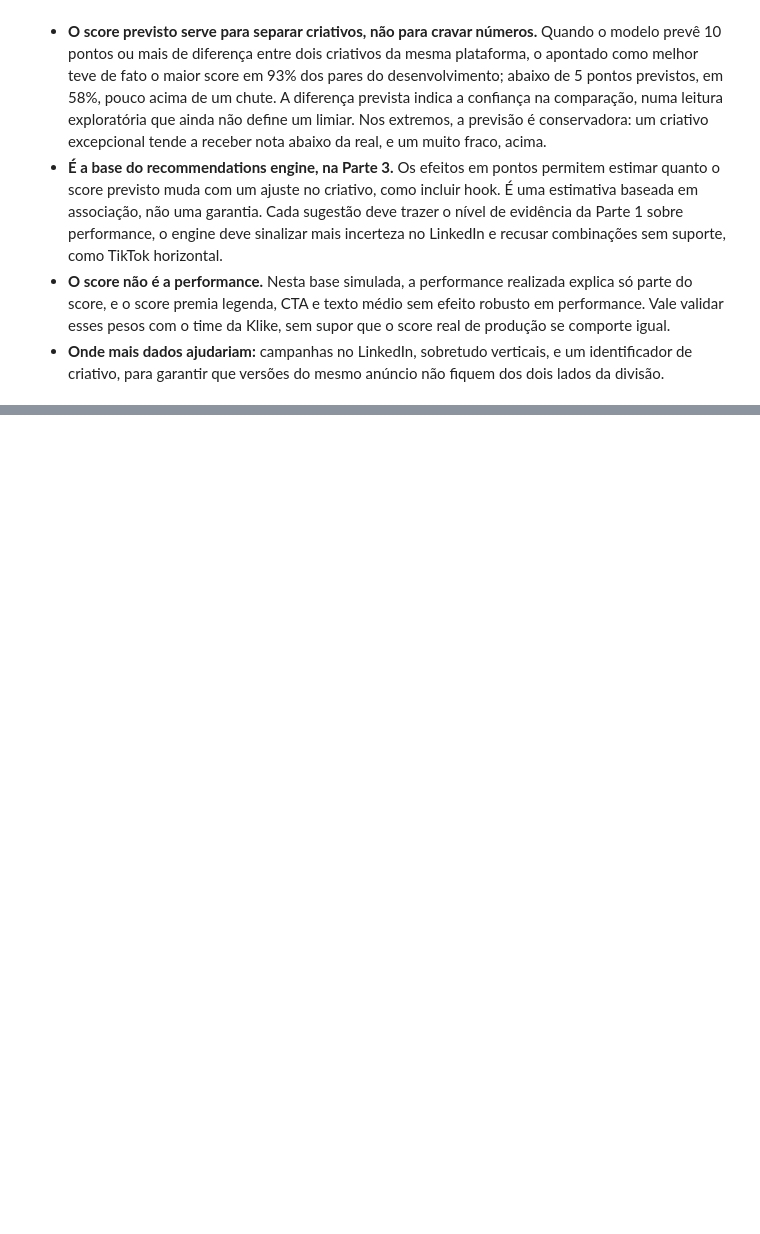
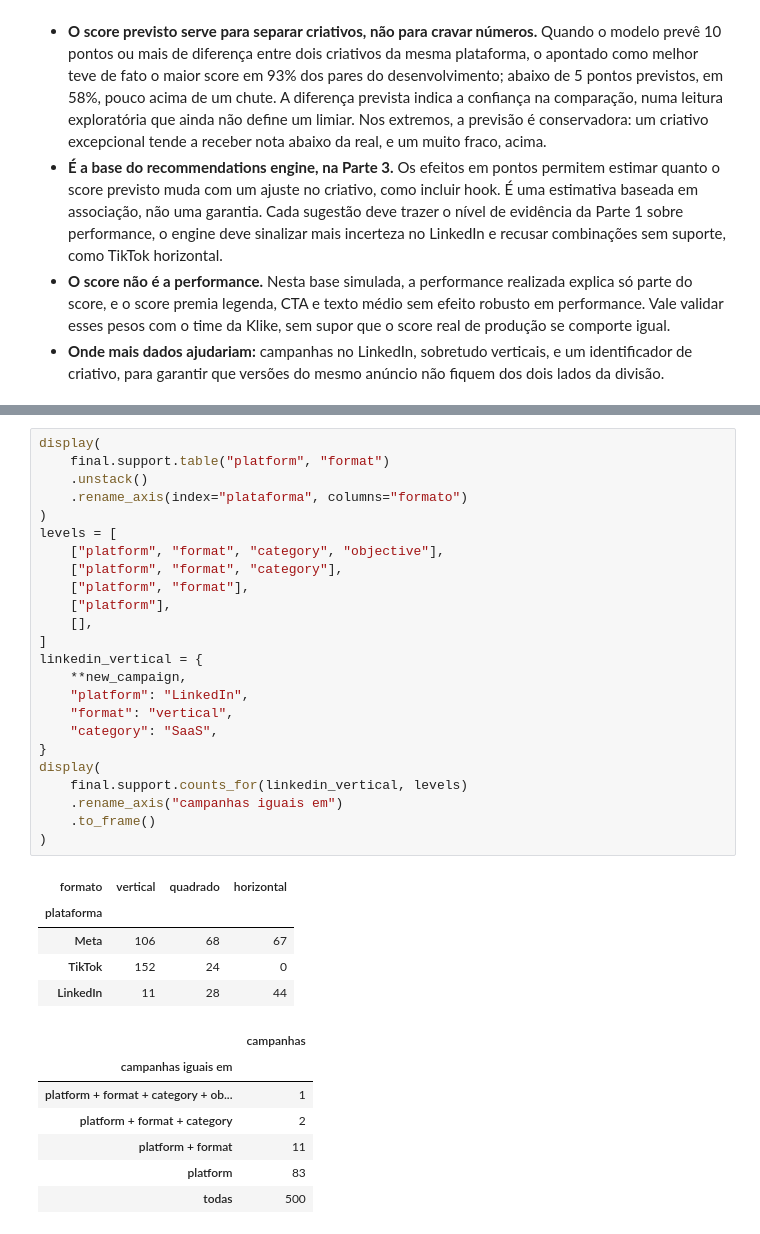
Before and after one commit to murilozgodoy/case_klike.ia, a Jupyter notebook: notebooks/03_modeling.ipynb, the cells around one changed output, grey strips where cells are left out. Cells and saved outputs as stored; diff of their text form; blank space fills up the shorter version.

```diff
--- a/notebooks/03_modeling.ipynb
+++ b/notebooks/03_modeling.ipynb
@@ -1401,0 +1514,37 @@ No teste, o modelo B erra 5,29 pontos, contra 6,43 do A: 1,13 ponto a menos, com
+# %%
+display(
+    final.support.table("platform", "format")
+    .unstack()
+    .rename_axis(index="plataforma", columns="formato")
+)
+levels = [
+    ["platform", "format", "category", "objective"],
+    ["platform", "format", "category"],
+    ["platform", "format"],
+    ["platform"],
+    [],
+]
+linkedin_vertical = {
+    **new_campaign,
+    "platform": "LinkedIn",
+    "format": "vertical",
+    "category": "SaaS",
+}
+display(
+    final.support.counts_for(linkedin_vertical, levels)
+    .rename_axis("campanhas iguais em")
+    .to_frame()
+)
+# %% [output]
+| formato | vertical | quadrado | horizontal |
+| plataforma |  |  |  |
+| Meta | 106 | 68 | 67 |
+| TikTok | 152 | 24 | 0 |
+| LinkedIn | 11 | 28 | 44 |
+|  | campanhas |
+| campanhas iguais em |  |
+| platform + format + category + ob... | 1 |
+| platform + format + category | 2 |
+| platform + format | 11 |
+| platform | 83 |
+| todas | 500 |
```
Also changed, not shown: parts of 7 cells of this notebook, 1 other file.
